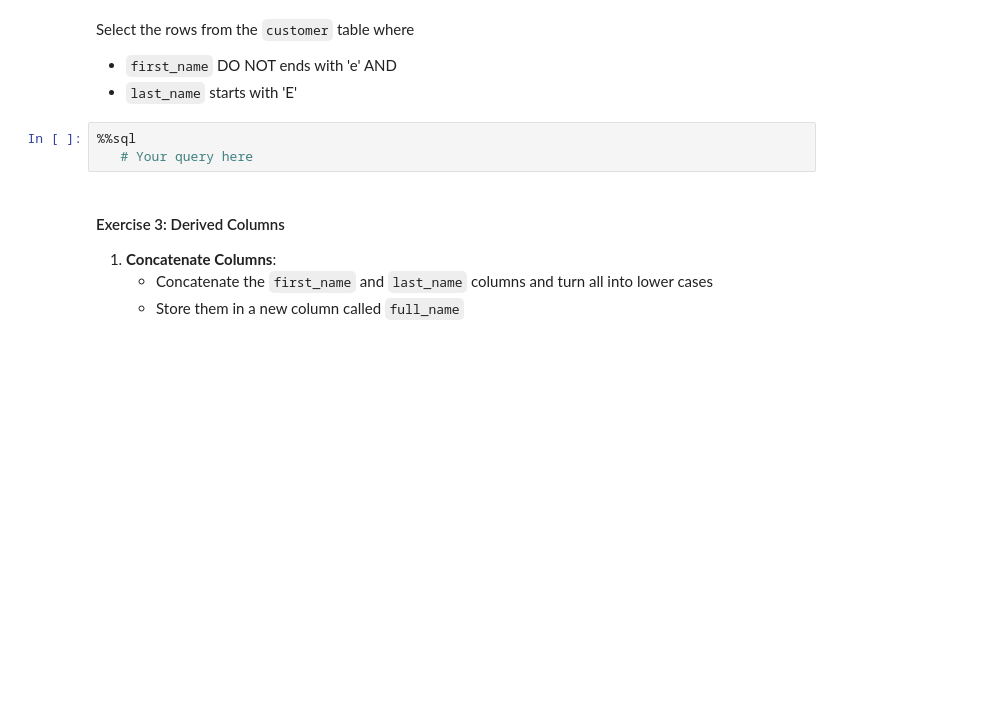
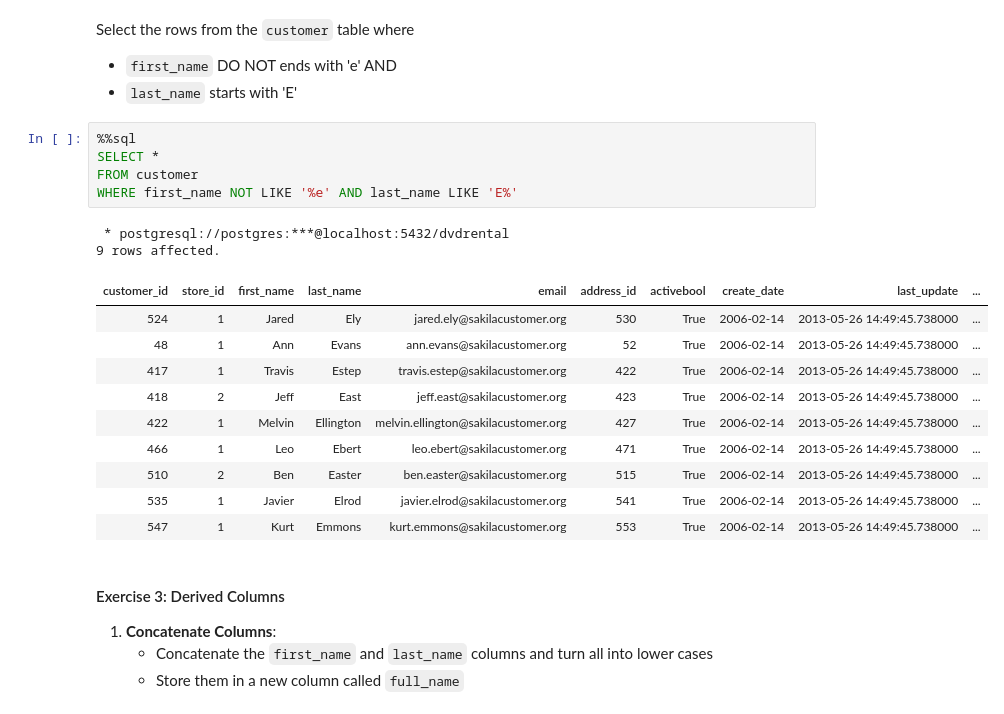
Before and after one commit to TRU-DASC/tru-dasc-5410-dasc5410_worksheet3-dasc5410_worksheet3-1, a Jupyter notebook: worksheet3.ipynb, the cells around one changed output. Cells and saved outputs as stored; diff of their text form; blank space fills up the shorter version.

```diff
--- a/worksheet3.ipynb
+++ b/worksheet3.ipynb
@@ -145,9 +198,24 @@ FROM rental
 Select the rows from the `customer` table where
    - `first_name` DO NOT ends with 'e' AND
    - `last_name` starts with 'E'
-# %%
-%%sql
-   # Your query here
+# %%
+%%sql
+SELECT *
+FROM customer
+WHERE first_name NOT LIKE '%e' AND last_name LIKE 'E%'
+# %% [output]
+ * postgresql://postgres:***@localhost:5432/dvdrental
+9 rows affected.
+| customer_id | store_id | first_name | last_name | email | address_id | activebool | create_date | last_update | ... |
+| 524 | 1 | Jared | Ely | jared.ely@sakilacustomer.org | 530 | True | 2006-02-14 | 2013-05-26 14:49:45.738000 | ... |
+| 48 | 1 | Ann | Evans | ann.evans@sakilacustomer.org | 52 | True | 2006-02-14 | 2013-05-26 14:49:45.738000 | ... |
+| 417 | 1 | Travis | Estep | travis.estep@sakilacustomer.org | 422 | True | 2006-02-14 | 2013-05-26 14:49:45.738000 | ... |
+| 418 | 2 | Jeff | East | jeff.east@sakilacustomer.org | 423 | True | 2006-02-14 | 2013-05-26 14:49:45.738000 | ... |
+| 422 | 1 | Melvin | Ellington | melvin.ellington@sakilacustomer.org | 427 | True | 2006-02-14 | 2013-05-26 14:49:45.738000 | ... |
+| 466 | 1 | Leo | Ebert | leo.ebert@sakilacustomer.org | 471 | True | 2006-02-14 | 2013-05-26 14:49:45.738000 | ... |
+| 510 | 2 | Ben | Easter | ben.easter@sakilacustomer.org | 515 | True | 2006-02-14 | 2013-05-26 14:49:45.738000 | ... |
+| 535 | 1 | Javier | Elrod | javier.elrod@sakilacustomer.org | 541 | True | 2006-02-14 | 2013-05-26 14:49:45.738000 | ... |
+| 547 | 1 | Kurt | Emmons | kurt.emmons@sakilacustomer.org | 553 | True | 2006-02-14 | 2013-05-26 14:49:45.738000 | ... |
 # %% [markdown]
 
 #### Exercise 3: Derived Columns
```
Also changed, not shown: parts of 8 cells of this notebook.
